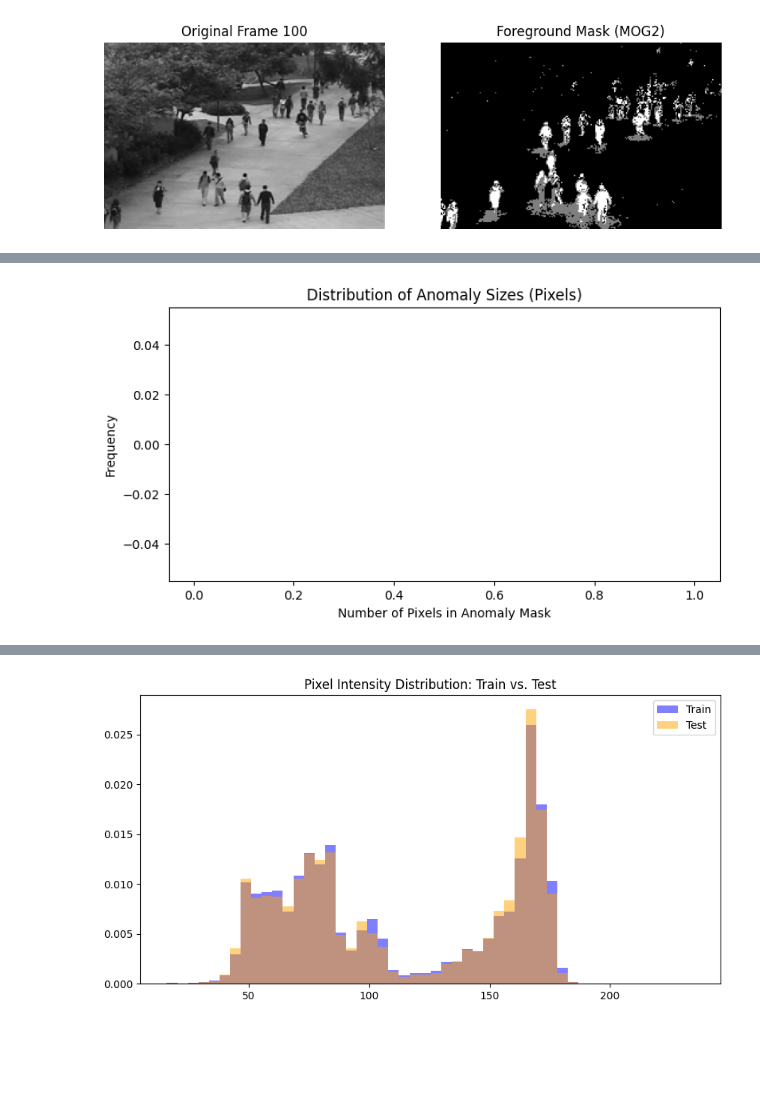
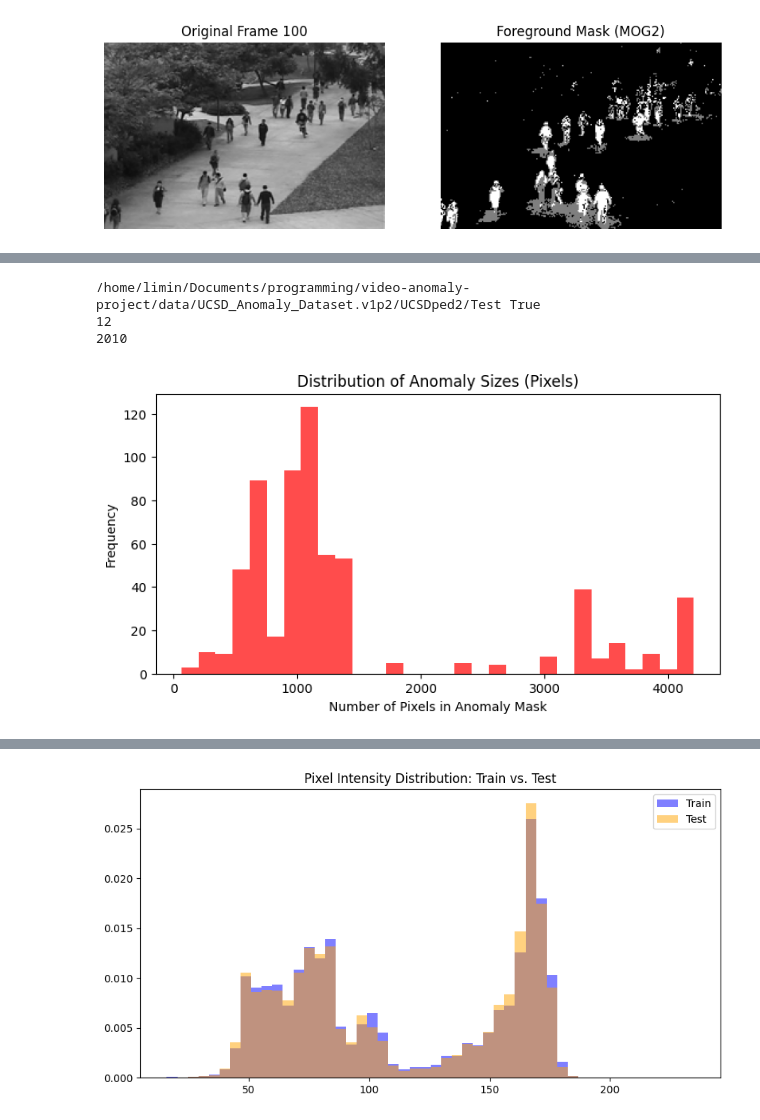
Before and after one commit to liminm/video-anomaly-project, a Jupyter notebook: notebooks/notebook.ipynb, the cells around one changed output, grey strips where cells are left out. Saved outputs shown, nothing was run; the diff lists cells and outputs as text; code cells hidden in the pictures; blank space fills up the shorter version.

```diff
--- a/notebooks/notebook.ipynb
+++ b/notebooks/notebook.ipynb
@@ -534,33 +460,34 @@ Visualizing Anomalies from: Test001
 # %%
 # Analyze anomaly sizes in the Test Ground Truth
 # (Assumes you have defined 'gt_root' or found valid GT paths previously)
+from pathlib import Path
+
+test_root = ucsd_root / "UCSDped2" / "Test"
+gt_root = test_root  # GT folders live alongside Test001 as Test001_gt
+
+print(gt_root, gt_root.exists())
+print(len(list(gt_root.glob("*_gt"))))
+print(len(list(gt_root.glob("*_gt/*.bmp"))))
+
 anomaly_sizes = []
 
 # Scan a few GT folders
 for gt_folder in sorted(gt_root.glob("*_gt"))[:5]:
     for mask_path in gt_folder.glob("*.bmp"):
         mask = cv2.imread(str(mask_path), cv2.IMREAD_GRAYSCALE)
         if mask is not None:
             non_zero = np.count_nonzero(mask)
             if non_zero > 0:
                 anomaly_sizes.append(non_zero)
 
 plt.figure(figsize=(8, 4))
 plt.hist(anomaly_sizes, bins=30, color='red', alpha=0.7)
 plt.title("Distribution of Anomaly Sizes (Pixels)")
 plt.xlabel("Number of Pixels in Anomaly Mask")
 plt.ylabel("Frequency")
 plt.show()
-
-# Narrative: "Most anomalies are small (approx X pixels). This suggests we need
-# a model sensitive to local features (like U-Net) rather than just global frame descriptors."
-
-#Anomaly Size Distribution:
-
-#What you did: You calculated the number of pixels occupied by anomalies in the masks.
-
-#Finding: Most anomalies are small (taking up a small percentage of the frame).
-
-#Why it matters: This suggests that a simple frame-level classifier (like a standard ResNet) might miss them. It justifies using a U-Net (Segmentation) architecture, which preserves spatial resolution to detect small, local anomalies.
 # %% [output]
+/home/limin/Documents/programming/video-anomaly-project/data/UCSD_Anomaly_Dataset.v1p2/UCSDped2/Test True
+12
+2010
-[figure, old version]
+[figure, new version]
```
Also changed, not shown: parts of 28 cells of this notebook.
